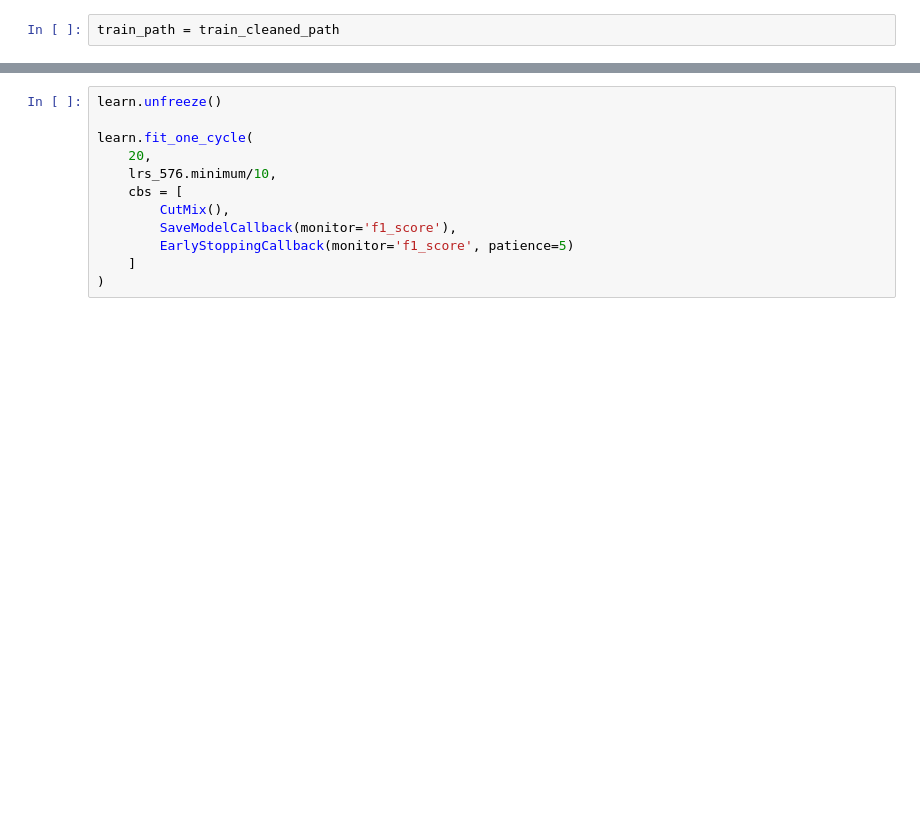
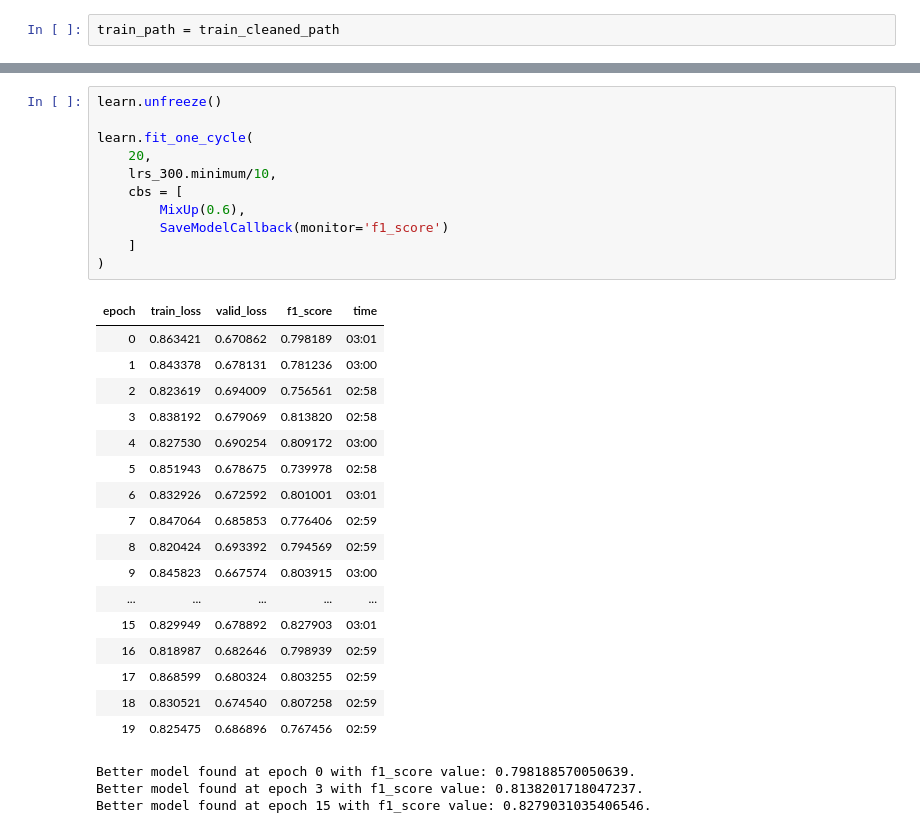
Before and after one commit to rafli-1729/indonesian-heritage-classification, a Jupyter notebook: DSC0084-Empat Trio-Notebook.ipynb, the cells around one changed output, grey strips where cells are left out. Saved outputs shown, nothing was run; the diff lists cells and outputs as text; blank space fills up the shorter version.

```diff
--- a/DSC0084-Empat Trio-Notebook.ipynb
+++ b/DSC0084-Empat Trio-Notebook.ipynb
@@ -439,15 +476,35 @@ print(f'learning rate optimal: {lrs_576.minimum, lrs_576.steep, lrs_576.valley,
 # %%
 learn.unfreeze()
 
 learn.fit_one_cycle(
     20,
-    lrs_576.minimum/10,
+    lrs_300.minimum/10,
     cbs = [
-        CutMix(),
-        SaveModelCallback(monitor='f1_score'),
-        EarlyStoppingCallback(monitor='f1_score', patience=5)
+        MixUp(0.6),
+        SaveModelCallback(monitor='f1_score')
     ]
 )
+# %% [output]
+| epoch | train_loss | valid_loss | f1_score | time |
+| 0 | 0.863421 | 0.670862 | 0.798189 | 03:01 |
+| 1 | 0.843378 | 0.678131 | 0.781236 | 03:00 |
+| 2 | 0.823619 | 0.694009 | 0.756561 | 02:58 |
+| 3 | 0.838192 | 0.679069 | 0.813820 | 02:58 |
+| 4 | 0.827530 | 0.690254 | 0.809172 | 03:00 |
+| 5 | 0.851943 | 0.678675 | 0.739978 | 02:58 |
+| 6 | 0.832926 | 0.672592 | 0.801001 | 03:01 |
+| 7 | 0.847064 | 0.685853 | 0.776406 | 02:59 |
+| 8 | 0.820424 | 0.693392 | 0.794569 | 02:59 |
+| 9 | 0.845823 | 0.667574 | 0.803915 | 03:00 |
+| ... | ... | ... | ... | ... |
+| 15 | 0.829949 | 0.678892 | 0.827903 | 03:01 |
+| 16 | 0.818987 | 0.682646 | 0.798939 | 02:59 |
+| 17 | 0.868599 | 0.680324 | 0.803255 | 02:59 |
+| 18 | 0.830521 | 0.674540 | 0.807258 | 02:59 |
+| 19 | 0.825475 | 0.686896 | 0.767456 | 02:59 |
+Better model found at epoch 0 with f1_score value: 0.798188570050639.
+Better model found at epoch 3 with f1_score value: 0.8138201718047237.
+Better model found at epoch 15 with f1_score value: 0.8279031035406546.
 # %%
 torch.cuda.empty_cache()
 gc.collect()
```
Also changed, not shown: parts of 24 cells of this notebook.
